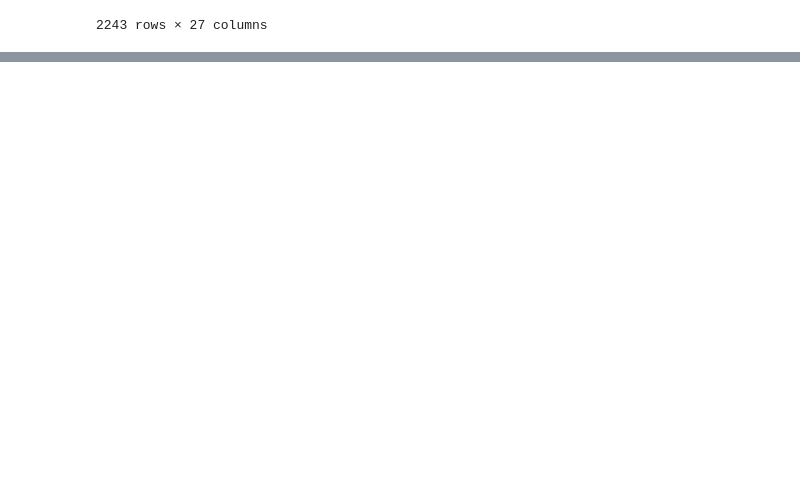
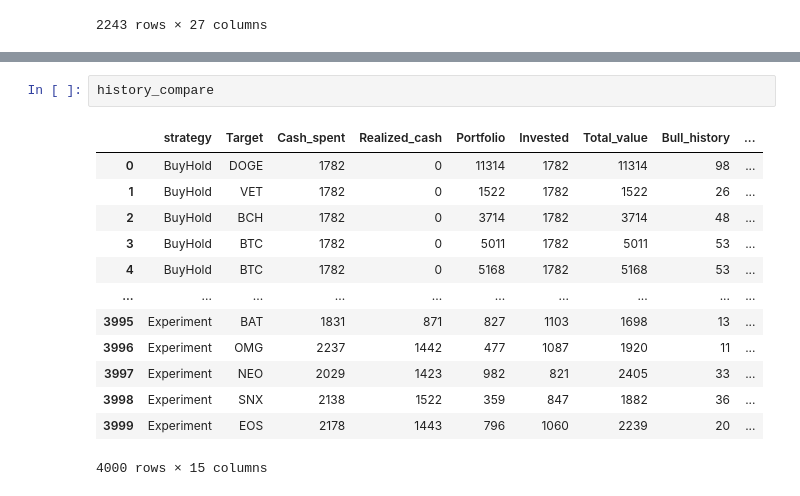
Before and after one commit to Familenko/DCA, a Jupyter notebook: search.ipynb, the cells around one changed output, grey strips where cells are left out. Cells and saved outputs as stored; diff of their text form; blank space fills up the shorter version.

```diff
--- a/search.ipynb
+++ b/search.ipynb
@@ -96,0 +110,16 @@ bootstrap_res.sort_values("RoAC", ascending=False).style.background_gradient(cma
+# %%
+history_compare
+# %% [output]
+|  | strategy | Target | Cash_spent | Realized_cash | Portfolio | Invested | Total_value | Bull_history | ... |
+| 0 | BuyHold | DOGE | 1782 | 0 | 11314 | 1782 | 11314 | 98 | ... |
+| 1 | BuyHold | VET | 1782 | 0 | 1522 | 1782 | 1522 | 26 | ... |
+| 2 | BuyHold | BCH | 1782 | 0 | 3714 | 1782 | 3714 | 48 | ... |
+| 3 | BuyHold | BTC | 1782 | 0 | 5011 | 1782 | 5011 | 53 | ... |
+| 4 | BuyHold | BTC | 1782 | 0 | 5168 | 1782 | 5168 | 53 | ... |
+| ... | ... | ... | ... | ... | ... | ... | ... | ... | ... |
+| 3995 | Experiment | BAT | 1831 | 871 | 827 | 1103 | 1698 | 13 | ... |
+| 3996 | Experiment | OMG | 2237 | 1442 | 477 | 1087 | 1920 | 11 | ... |
+| 3997 | Experiment | NEO | 2029 | 1423 | 982 | 821 | 2405 | 33 | ... |
+| 3998 | Experiment | SNX | 2138 | 1522 | 359 | 847 | 1882 | 36 | ... |
+| 3999 | Experiment | EOS | 2178 | 1443 | 796 | 1060 | 2239 | 20 | ... |
+4000 rows × 15 columns
```
Also changed, not shown: parts of 9 cells of this notebook.
